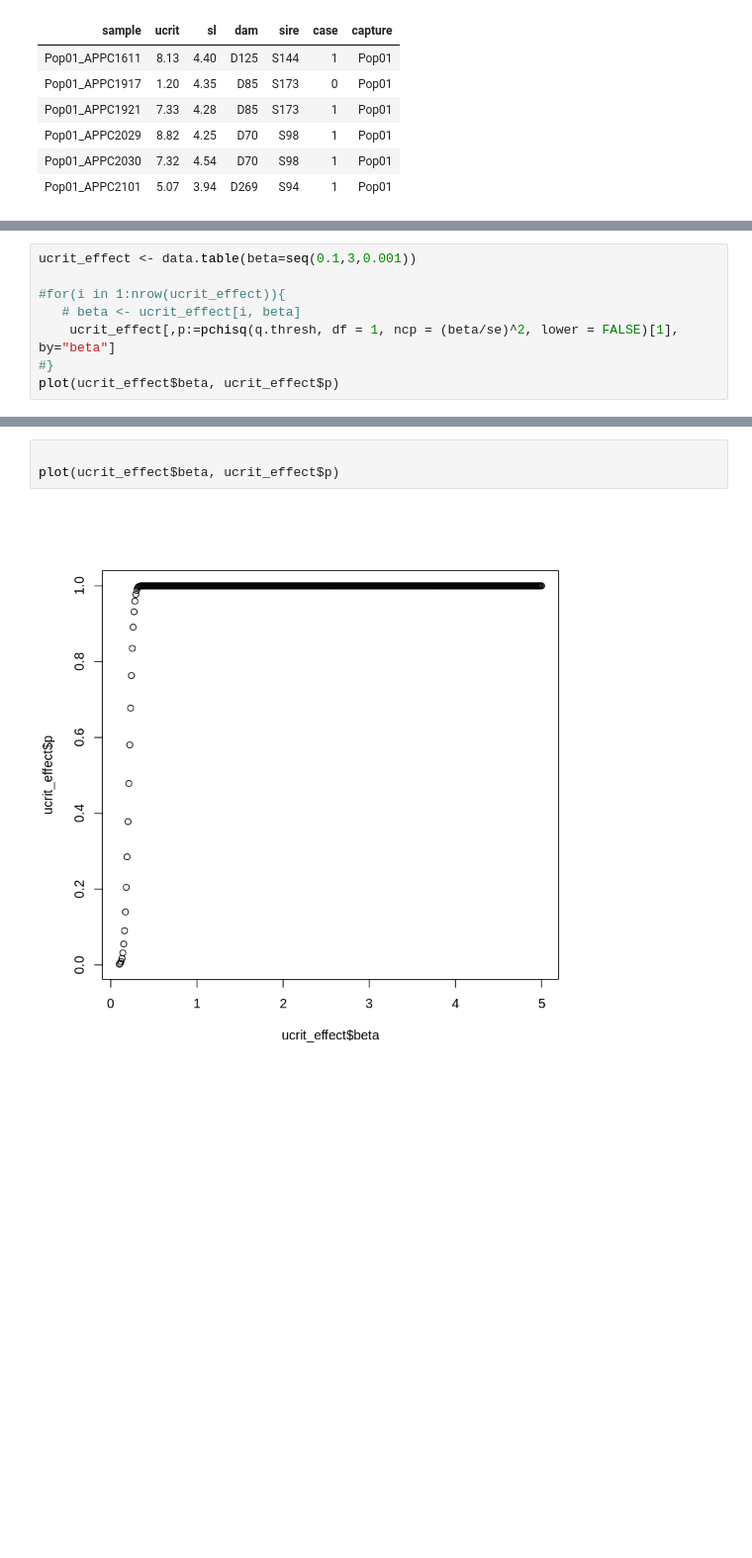
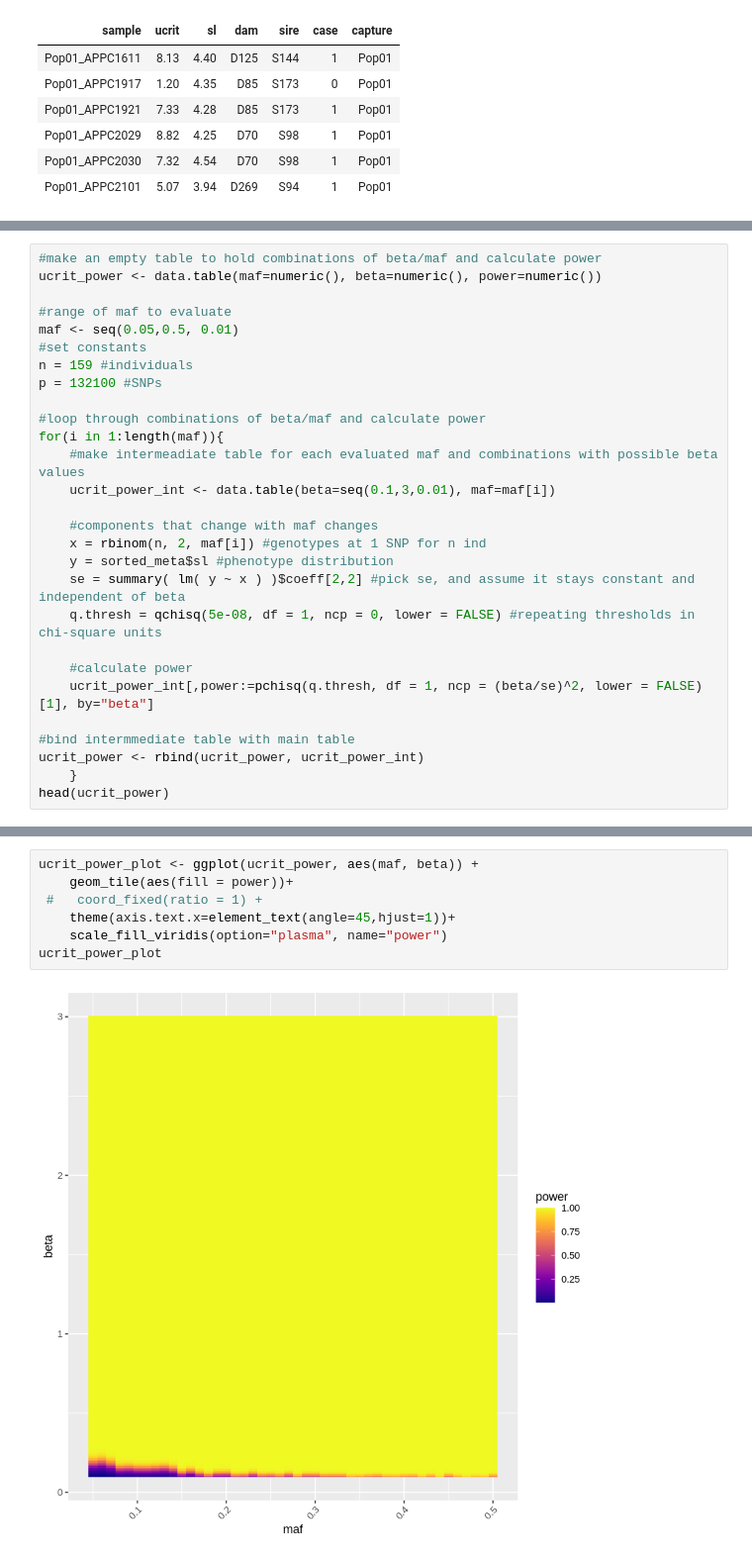
Before and after one commit to katcatalano/ClownfishGWAS, a Jupyter notebook: notebooks/gwas_power.ipynb, the cells around one changed output, grey strips where cells are left out. Shown at 99% size. Cells and saved outputs as stored; diff of their text form; blank space fills up the shorter version.

Commit message:
two ways to look at gwas power

```diff
--- a/notebooks/gwas_power.ipynb
+++ b/notebooks/gwas_power.ipynb
@@ -81,9 +28,29 @@ head(ucrit_effect)
 # %%
-ucrit_effect <- data.table(beta=seq(0.1,3,0.001))
+#make an empty table to hold combinations of beta/maf and calculate power
+ucrit_power <- data.table(maf=numeric(), beta=numeric(), power=numeric())
 
-#for(i in 1:nrow(ucrit_effect)){
-   # beta <- ucrit_effect[i, beta]
-    ucrit_effect[,p:=pchisq(q.thresh, df = 1, ncp = (beta/se)^2, lower = FALSE)[1], by="beta"]
-#}
-plot(ucrit_effect$beta, ucrit_effect$p)
+#range of maf to evaluate
+maf <- seq(0.05,0.5, 0.01)
+#set constants
+n = 159 #individuals
+p = 132100 #SNPs
+
+#loop through combinations of beta/maf and calculate power
+for(i in 1:length(maf)){
+    #make intermeadiate table for each evaluated maf and combinations with possible beta values
+    ucrit_power_int <- data.table(beta=seq(0.1,3,0.01), maf=maf[i])
+
+    #components that change with maf changes
+    x = rbinom(n, 2, maf[i]) #genotypes at 1 SNP for n ind
+    y = sorted_meta$sl #phenotype distribution
+    se = summary( lm( y ~ x ) )$coeff[2,2] #pick se, and assume it stays constant and independent of beta
+    q.thresh = qchisq(5e-08, df = 1, ncp = 0, lower = FALSE) #repeating thresholds in chi-square units
+
+    #calculate power
+    ucrit_power_int[,power:=pchisq(q.thresh, df = 1, ncp = (beta/se)^2, lower = FALSE)[1], by="beta"]
+
+#bind intermmediate table with main table
+ucrit_power <- rbind(ucrit_power, ucrit_power_int)
+    }
+head(ucrit_power)
 # %% [output]
@@ -91,5 +64,9 @@ plot(ucrit_effect$beta, ucrit_effect$p)
 # %%
-
-plot(ucrit_effect$beta, ucrit_effect$p)
+ucrit_power_plot <- ggplot(ucrit_power, aes(maf, beta)) +
+    geom_tile(aes(fill = power))+
+ #   coord_fixed(ratio = 1) +
+    theme(axis.text.x=element_text(angle=45,hjust=1))+
+    scale_fill_viridis(option="plasma", name="power")
+ucrit_power_plot
 # %% [output]
-[figure, old version]
+[figure, new version]
```
Also changed, not shown: parts of 19 cells of this notebook.
